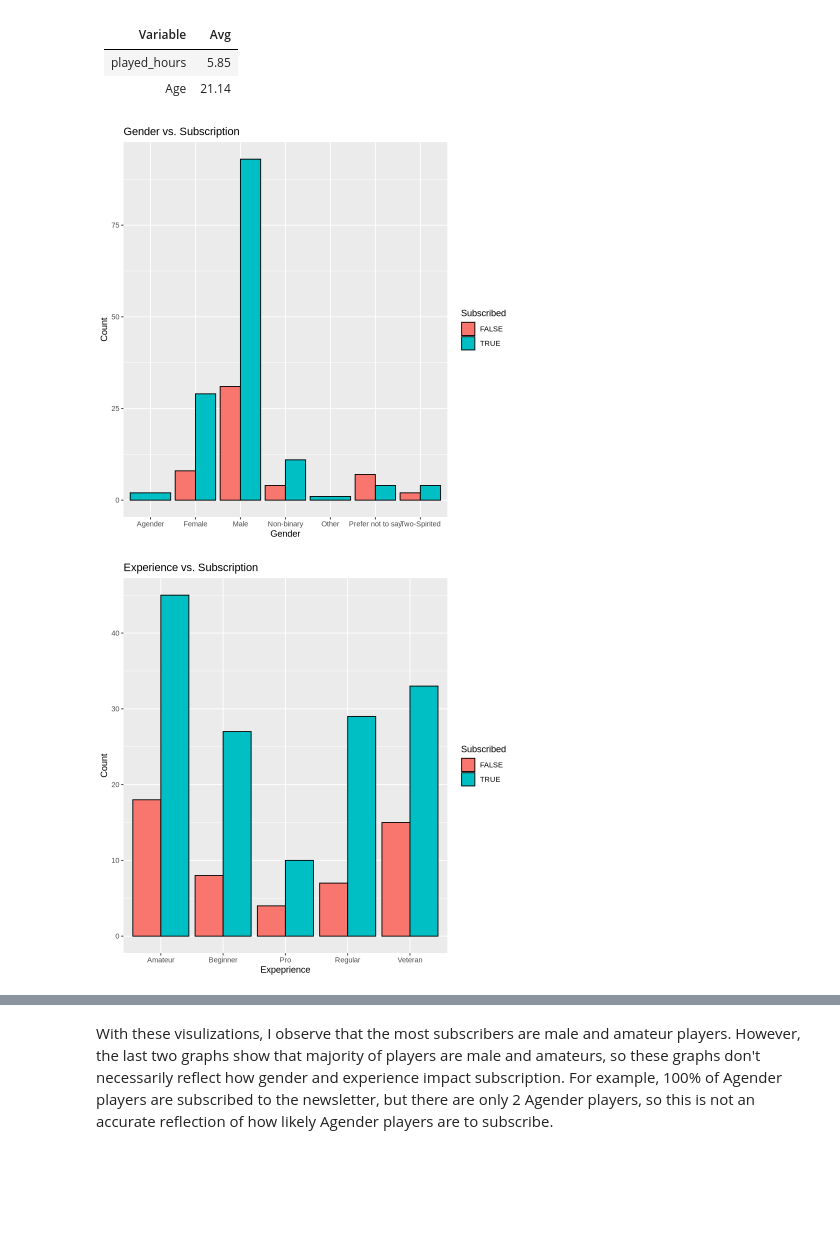
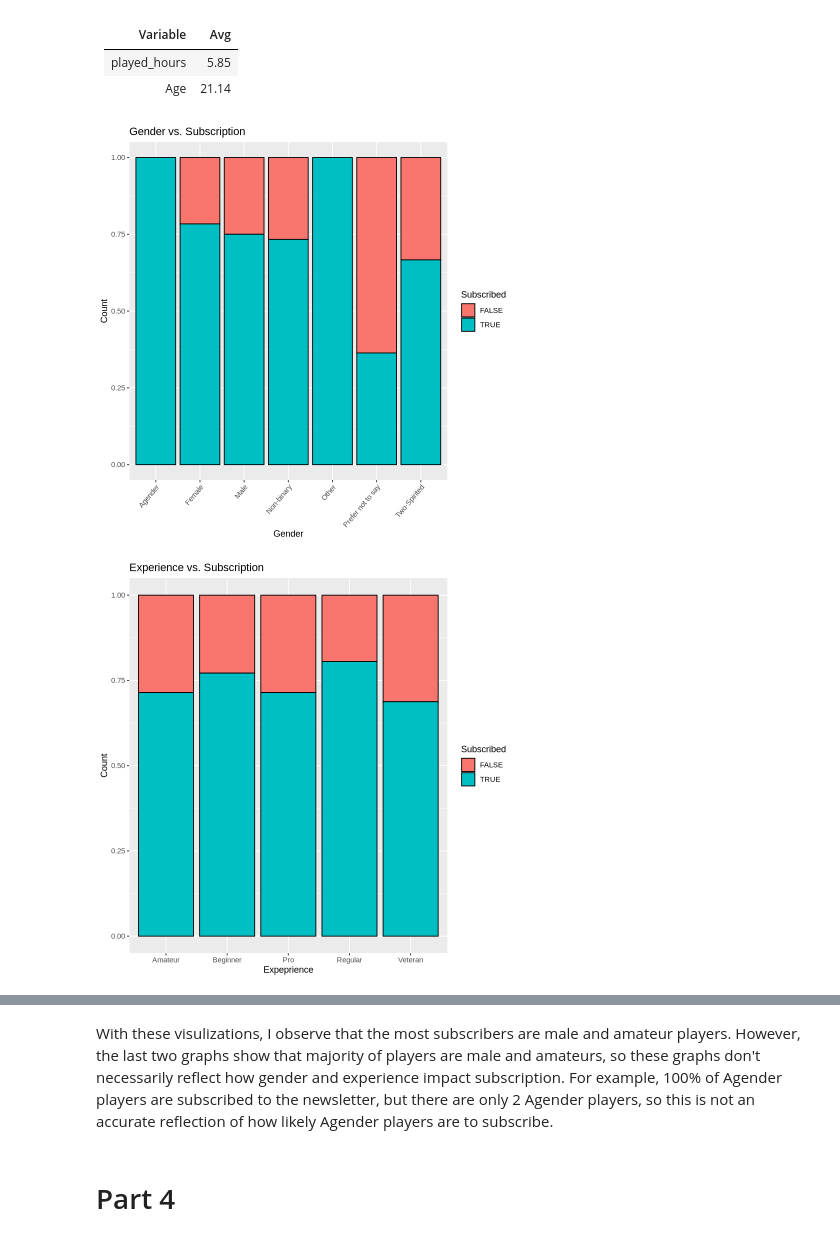
Before and after one commit to keeratmahil27/DSCI-100-Individual-Project, a Jupyter notebook: Untitled.ipynb, the cells around one changed output, grey strips where cells are left out. Saved outputs shown, nothing was run; the diff lists cells and outputs as text; code cells hidden in the pictures; blank space fills up the shorter version.

Commit message:
Small tweaks
Made some changes to my visualizations and summary statistics

```diff
--- a/Untitled.ipynb
+++ b/Untitled.ipynb
@@ -211,27 +191,29 @@ round(2)
 # %%
 gender_and_subscribe <- players |>
 ggplot(aes(x = gender, fill = subscribe)) +
-    geom_bar(position = "dodge", color = "black") +
-    labs( x = "Gender", y = "Count", fill = "Subscribed", title = "Gender vs. Subscription")
+    geom_bar(position = "fill", color = "black") +
+    labs( x = "Gender", y = "Count", fill = "Subscribed", title = "Gender vs. Subscription") +
+    theme(axis.text.x = element_text(angle = 50, hjust = 1))
 gender_and_subscribe
 
 experience_and_subscribe <- players |>
 ggplot(aes(x = experience, fill = subscribe)) +
-    geom_bar(position = "dodge", color = "black") +
+    geom_bar(position = "fill", color = "black") +
     labs( x = "Expeprience", y = "Count", fill = "Subscribed", title = "Experience vs. Subscription")
 experience_and_subscribe
 
 gender <- players |>
 ggplot(aes(x = gender, fill = gender)) +
     geom_bar(color = "black") +
-    labs( x = "Gender", y = "Count", fill = "Gender", title = "Gender of Players")
+    labs( x = "Gender", y = "Count", fill = "Gender", title = "Gender of Players") +
+    theme(axis.text.x = element_text(angle = 50, hjust = 1))
 gender
 
 experience <- players |>
 ggplot(aes(x = experience, fill = experience)) +
     geom_bar(color = "black") +
     labs( x = "Experience", y = "Count", fill = "Experience", title = "Experience of Players")
 experience
 # %% [output]
-[figure, old version]
+[figure, new version]
-[figure, old version]
+[figure, new version]
@@ -239,3 +221,5 @@ experience
 [figure]
 # %% [markdown]
 With these visulizations, I observe that the most subscribers are male and amateur players. However, the last two graphs show that majority of players are male and amateurs, so these graphs don't necessarily reflect how gender and experience impact subscription. For example, 100% of Agender players are subscribed to the newsletter, but there are only 2 Agender players, so this is not an accurate reflection of how likely Agender players are to subscribe.
+# %% [markdown]
+# Part 4
```
Also changed, not shown: parts of 8 cells of this notebook.
